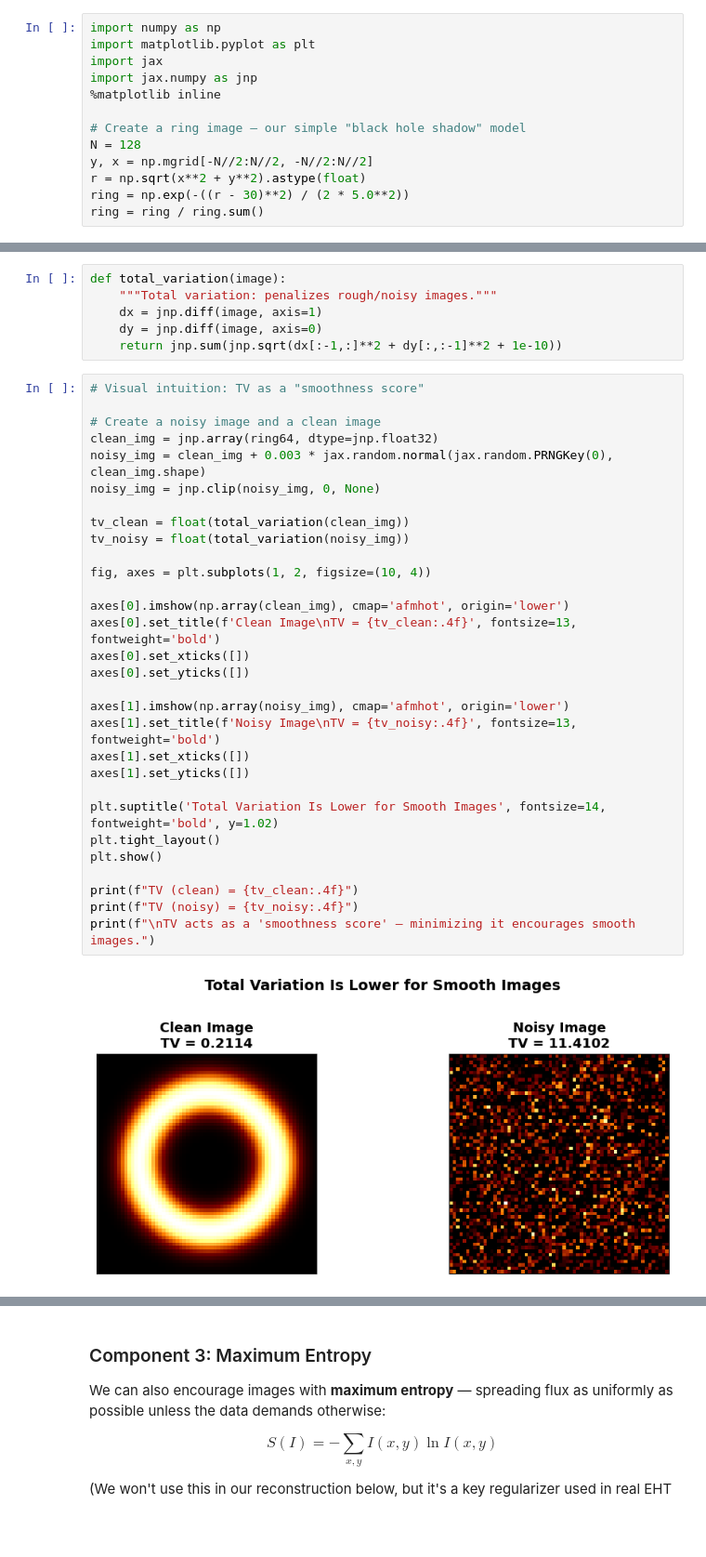
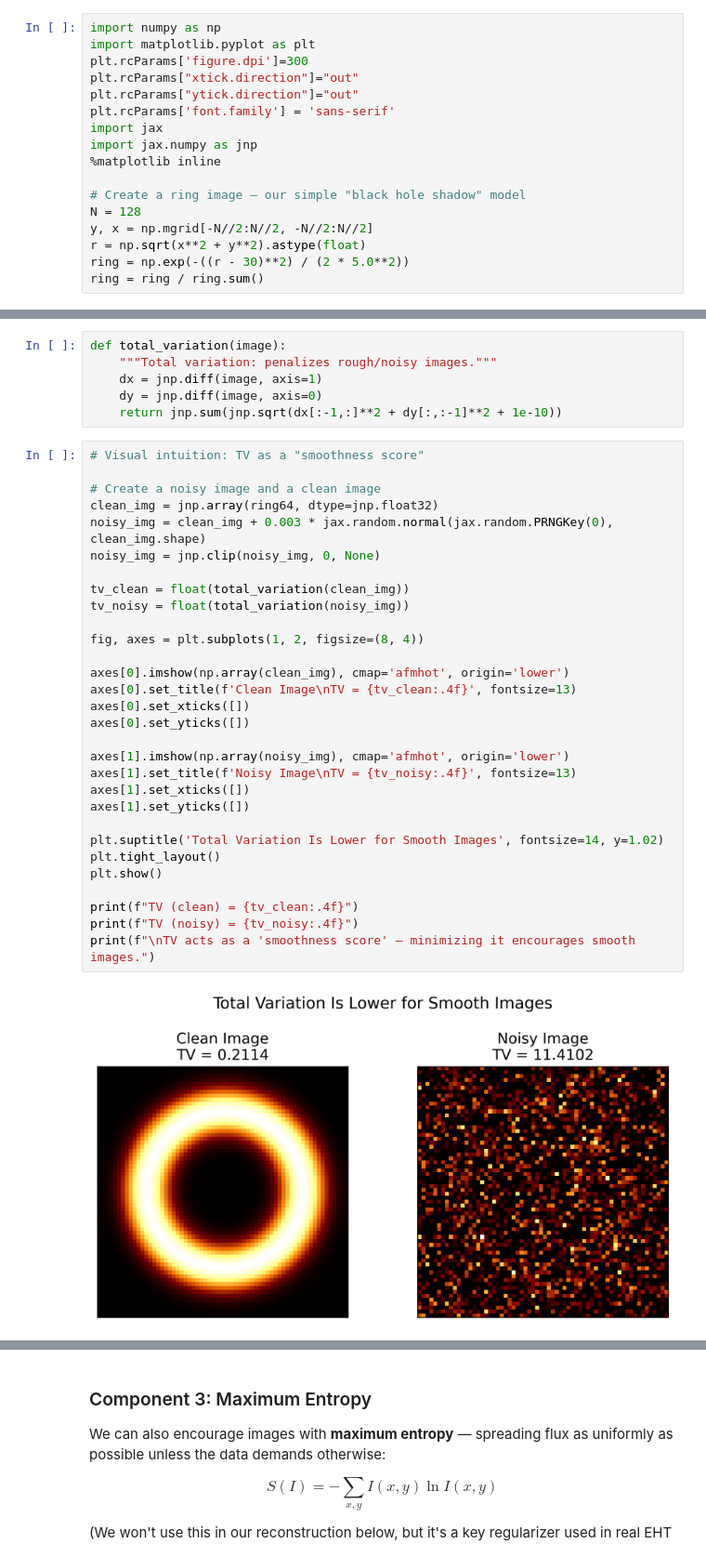
Before and after one commit to CITA/CTA200H, a Jupyter notebook: lectures/machine_learning/02_computational_imaging.ipynb, the cells around one changed output, grey strips where cells are left out. Shown at 93% size. Cells and saved outputs as stored; diff of their text form; blank space fills up the shorter version.

```diff
--- a/lectures/machine_learning/02_computational_imaging.ipynb
+++ b/lectures/machine_learning/02_computational_imaging.ipynb
@@ -31,6 +28,10 @@ Let's start with a simple model: a **ring** — a toy version of a black hole sh
 # %%
 import numpy as np
 import matplotlib.pyplot as plt
+plt.rcParams['figure.dpi']=300
+plt.rcParams["xtick.direction"]="out"
+plt.rcParams["ytick.direction"]="out"
+plt.rcParams['font.family'] = 'sans-serif'
 import jax
 import jax.numpy as jnp
 %matplotlib inline
@@ -543,35 +505,35 @@ def total_variation(image):
 # %%
 # Visual intuition: TV as a "smoothness score"
 
 # Create a noisy image and a clean image
 clean_img = jnp.array(ring64, dtype=jnp.float32)
 noisy_img = clean_img + 0.003 * jax.random.normal(jax.random.PRNGKey(0), clean_img.shape)
 noisy_img = jnp.clip(noisy_img, 0, None)
 
 tv_clean = float(total_variation(clean_img))
 tv_noisy = float(total_variation(noisy_img))
 
-fig, axes = plt.subplots(1, 2, figsize=(10, 4))
+fig, axes = plt.subplots(1, 2, figsize=(8, 4))
 
 axes[0].imshow(np.array(clean_img), cmap='afmhot', origin='lower')
-axes[0].set_title(f'Clean Image\nTV = {tv_clean:.4f}', fontsize=13, fontweight='bold')
+axes[0].set_title(f'Clean Image\nTV = {tv_clean:.4f}', fontsize=13)
 axes[0].set_xticks([])
 axes[0].set_yticks([])
 
 axes[1].imshow(np.array(noisy_img), cmap='afmhot', origin='lower')
-axes[1].set_title(f'Noisy Image\nTV = {tv_noisy:.4f}', fontsize=13, fontweight='bold')
+axes[1].set_title(f'Noisy Image\nTV = {tv_noisy:.4f}', fontsize=13)
 axes[1].set_xticks([])
 axes[1].set_yticks([])
 
-plt.suptitle('Total Variation Is Lower for Smooth Images', fontsize=14, fontweight='bold', y=1.02)
+plt.suptitle('Total Variation Is Lower for Smooth Images', fontsize=14, y=1.02)
 plt.tight_layout()
 plt.show()
 
 print(f"TV (clean) = {tv_clean:.4f}")
 print(f"TV (noisy) = {tv_noisy:.4f}")
 print(f"\nTV acts as a 'smoothness score' — minimizing it encourages smooth images.")
 # %% [output]
-[figure, old version]
+[figure, new version]
 TV (clean) = 0.2114
 TV (noisy) = 11.4102
 
```
Also changed, not shown: parts of 28 cells of this notebook, 2 other files.
